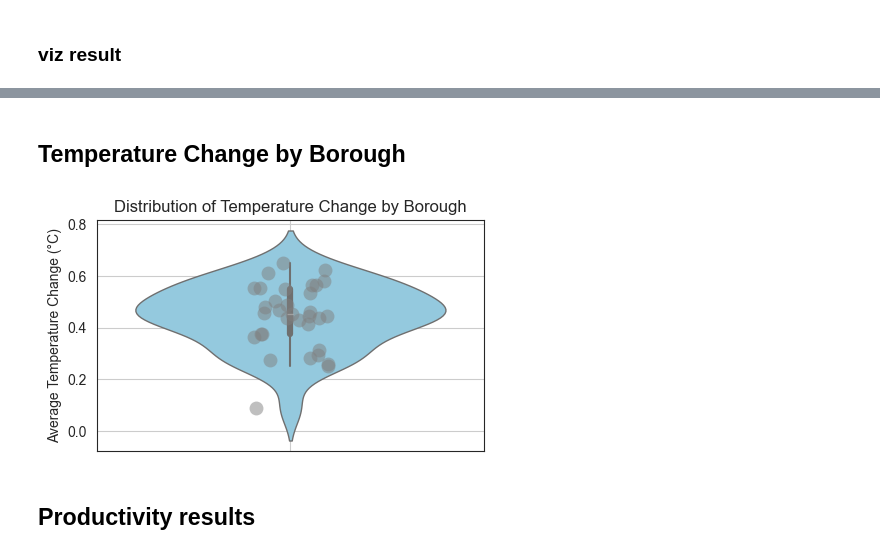
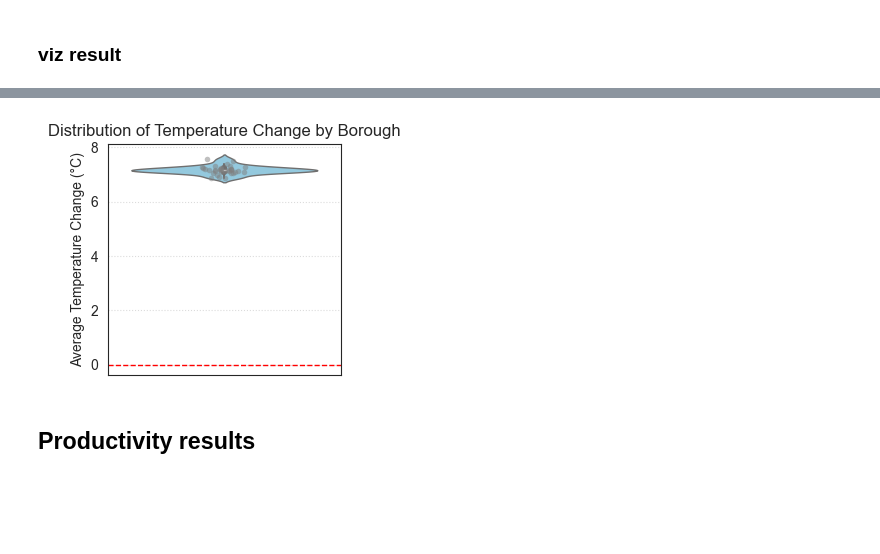
Before and after one commit to natcap/urban-cooling-health, a Jupyter notebook: code/invest_result_analysis.ipynb, the cells around one changed output, grey strips where cells are left out. Cells and saved outputs as stored; diff of their text form; code cells hidden in the pictures; blank space fills up the shorter version.

Commit message:
ucm result sumamry

```diff
--- a/code/invest_result_analysis.ipynb
+++ b/code/invest_result_analysis.ipynb
@@ -389,53 +526,47 @@ plt.show()
-# %% [markdown]
-## Temperature Change by Borough
 # %%
 
-
-# --- Step 5: Violin Plot by Administrative Region ---
-# Compute zonal statistics (mean temperature change per region)
-zonal_stats_result = zonal_stats(admin_shapefile, temp_change, stats=["mean"], affine=transform)
-gdf["temp_change_mean"] = [z["mean"] for z in zonal_stats_result]  # Add results to GeoDataFrame
-
-
-import pandas as pd
-import seaborn as sns
-import matplotlib.pyplot as plt
-
-# Convert zonal stats to DataFrame
-df_zonal = pd.DataFrame(zonal_stats_result)
-df_zonal["GSS_CODE"] = gpd.read_file(admin_shapefile)["GSS_CODE"]  # Assuming GSS_CODE exists
-df_zonal["temp_change_mean"] = [z["mean"] for z in zonal_stats_result]
-
 # Plot Violin Plot with Jittered Points
-plt.figure(figsize=(5, 3))
+fig, ax = plt.subplots(figsize=(3, 3))
 
 # Violin Plot (Temperature Change Distribution by Region)
 sns.violinplot(y=df_zonal["temp_change_mean"],
 
                color="skyblue",
                linewidth=1,  # Border thickness
                # inner="quartile",
                # inner_kws=dict(box_width=25, whis_width=4, color="silver")
                # line_kws={"color": "red", "linewidth": 5}  # Custom quartile line color
+               ax=ax  # <<< CHANGED: explicit Axes
                )
 
 # Jittered Points (to show actual data points)
-sns.stripplot(y=df_zonal["temp_change_mean"], color="gray", size=10, jitter=True, alpha=0.5)
+sns.stripplot(
+    y=df_zonal["temp_change_mean"],
+    color="gray",
+    size=4,
+    jitter=True,
+    alpha=0.5,
+    ax=ax)
+
+# Horizontal reference line at 0
+ax.axhline(0, color="red", linestyle="--", linewidth=1)  # <<< NEW
+
 
 # Labels & Formatting
-plt.ylabel("Average Temperature Change (°C)")
-plt.title("Distribution of Temperature Change by Borough")
-plt.grid(True)
+# Labels & Formatting
+ax.set_ylabel("Average Temperature Change (°C)")  # <<< CHANGED: use ax
+ax.set_title("Distribution of Temperature Change by Borough")
+ax.grid(True, axis="y", linestyle=":", alpha=0.7)  # <<< CHANGED: lighter grid, y-only
 
 # Save plot
-f = "temperature_change_violin_plot_Borough_" + v + ".png"
-output_plot_path = os.path.join(figures_dir, f)
+f = f"temperature_change_violin_plot_Borough_{suffix_change}.png"
+output_plot_path = figures_dir / f
 plt.savefig(output_plot_path, dpi=300, bbox_inches="tight", transparent=True)
 
 # Show Plot
 plt.show()
 # %% [output]
-[figure, old version]
+[figure, new version]
 # %% [markdown]
 ## Productivity results
 # %% [markdown]
```
Also changed, not shown: parts of 29 cells of this notebook, 1 other file.
